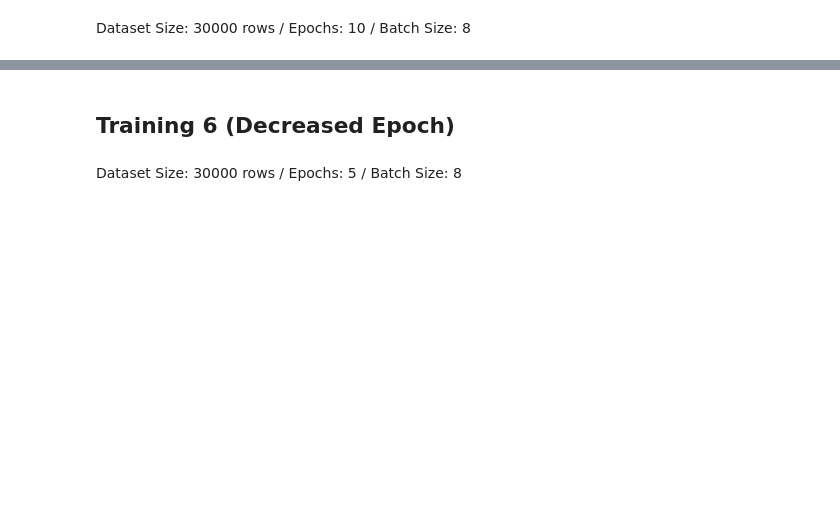
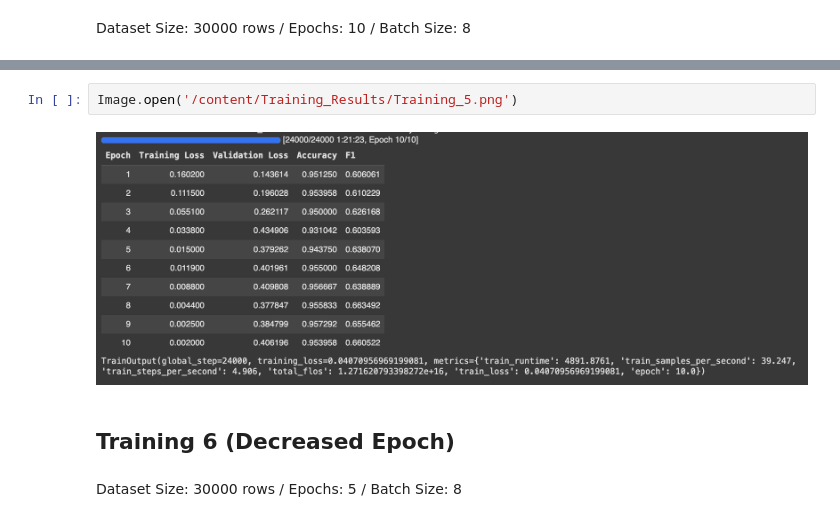
Before and after one commit to vhinatav/IAT360_FinalProject, a Jupyter notebook: ToxicCommentModel.ipynb, the cells around one changed output, grey strips where cells are left out. Drawn from its saved outputs; the diff is of its cells as text; blank space fills up the shorter version.

```diff
--- a/ToxicCommentModel.ipynb
+++ b/ToxicCommentModel.ipynb
@@ -156,3 +190,7 @@ Dataset Size: 30000 rows / Epochs: 10 / Batch Size: 8
+# %%
+Image.open('/content/Training_Results/Training_5.png')
+# %% [output]
+[figure, added]
 # %% [markdown]
 ## Training 6 (Decreased Epoch)
 # %% [markdown]
```
Also changed, not shown: parts of 9 cells of this notebook.
